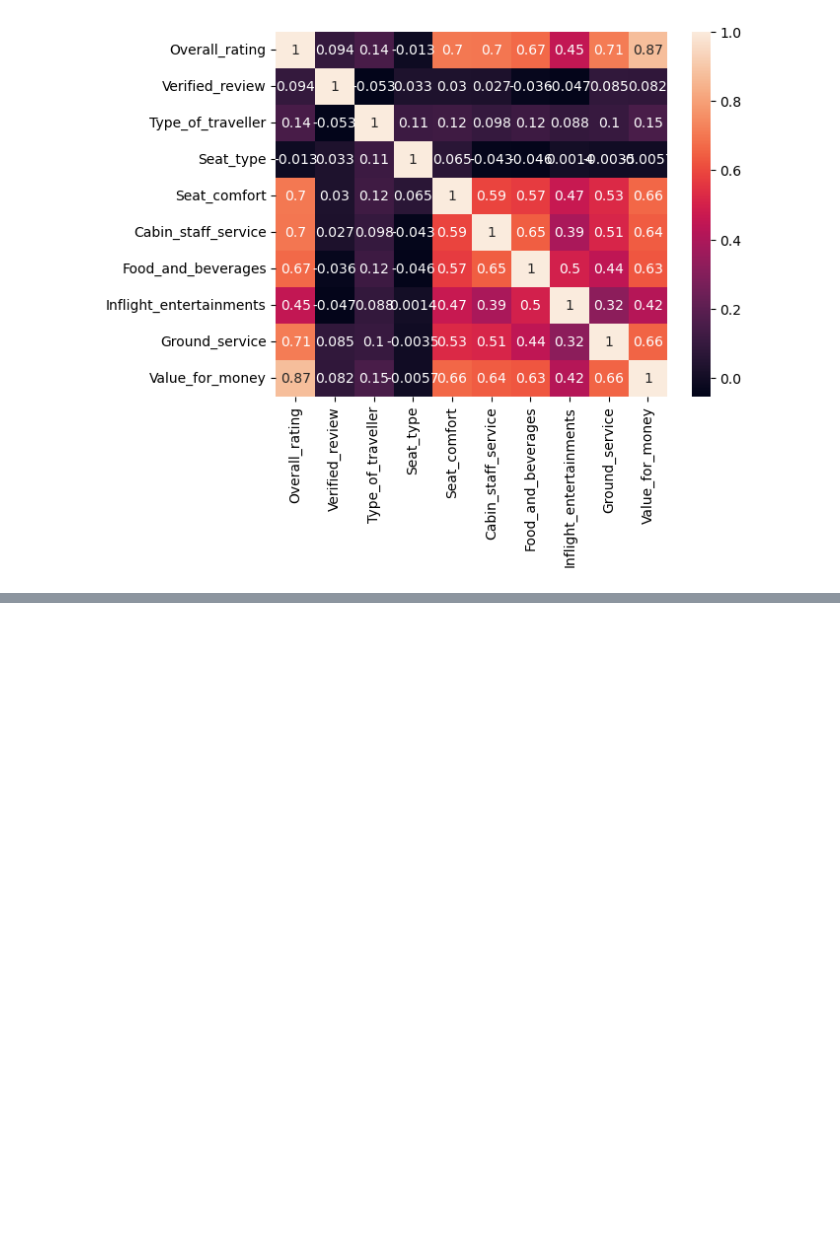
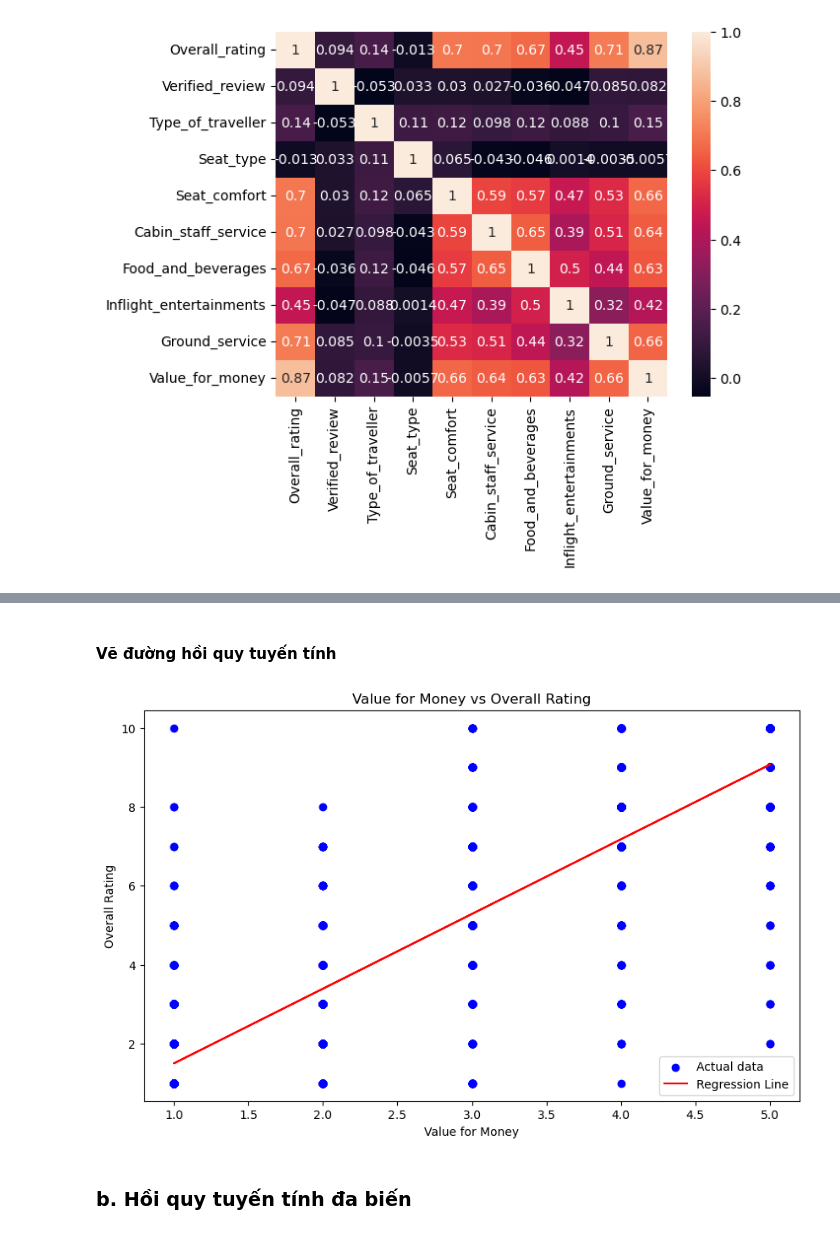
Before and after one commit to NgHuyen137/Intro2DS_Project, a Jupyter notebook: notebooks/4.0-data-modelling.ipynb, the cells around one changed output, grey strips where cells are left out. Cells and saved outputs as stored; diff of their text form; code cells hidden in the pictures; blank space fills up the shorter version.

Commit message:
hồi quy tuyến tính đơn biến

```diff
--- a/notebooks/4.0-data-modelling.ipynb
+++ b/notebooks/4.0-data-modelling.ipynb
@@ -79,0 +93,3 @@ sns.heatmap(correlations,annot=True);
+# %%
+X = data[['Value_for_money']]
+y = data['Overall_rating']
@@ -79,0 +101,4 @@ sns.heatmap(correlations,annot=True);
+# %%
+X_train, X_test, y_train, y_test = train_test_split(X, y, test_size=0.2, random_state=42)
+print(X_train.shape)
+print(y_train.shape)
@@ -79,0 +110,6 @@ sns.heatmap(correlations,annot=True);
+# %%
+# Tạo mô hình hồi quy tuyến tính đơn biến
+linear_model = LinearRegression()
+
+# Huấn luyện mô hình trên tập huấn luyện
+linear_model.fit(X_train, y_train)
@@ -79,0 +141,15 @@ sns.heatmap(correlations,annot=True);
+# %% [markdown]
+#### Vẽ đường hồi quy tuyến tính
+# %%
+y_pred = linear_model.predict(X)
+plt.figure(figsize=(10, 6))
+plt.scatter(X, y, color='blue', label='Actual data')
+plt.plot(X, y_pred, color='red', label='Regression Line')
+plt.xlabel('Value for Money')
+plt.ylabel('Overall Rating')
+plt.legend()
+plt.show()
+# %% [output]
+[figure, added]
+# %% [markdown]
+### b. Hồi quy tuyến tính đa biến
```
Also changed, not shown: parts of 20 cells of this notebook.
